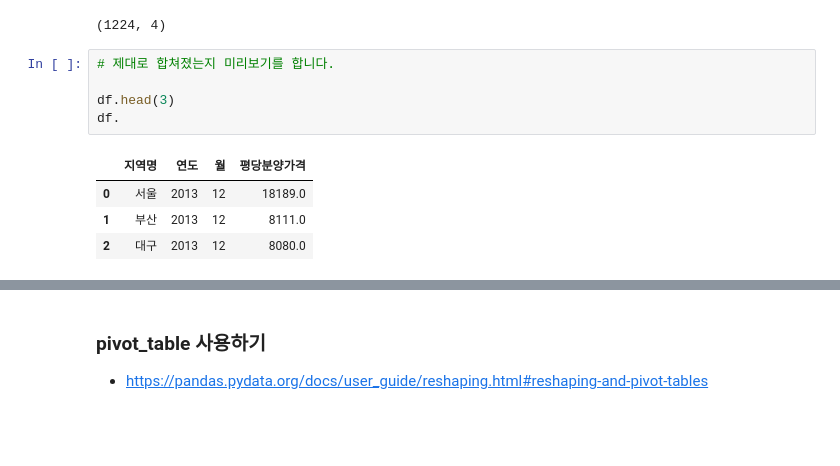
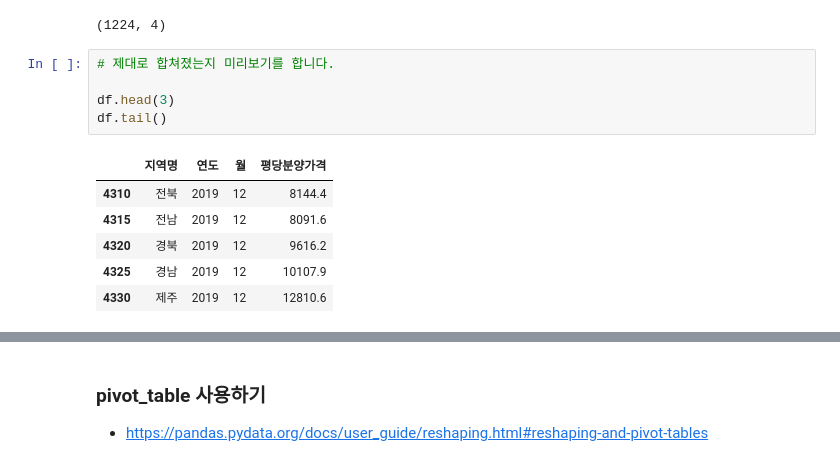
Before and after one commit to kngsujng/Data-Analysis_Study, a Jupyter notebook: open-data-analysis-basic-master/01-apt-price-input.ipynb, the cells around one changed output, grey strips where cells are left out. Saved outputs shown, nothing was run; the diff lists cells and outputs as text; blank space fills up the shorter version.

```diff
--- a/open-data-analysis-basic-master/01-apt-price-input.ipynb
+++ b/open-data-analysis-basic-master/01-apt-price-input.ipynb
@@ -1217,12 +1217,14 @@ df.shape
 # %%
 # 제대로 합쳐졌는지 미리보기를 합니다.
 
 df.head(3)
-df.
+df.tail()
 # %% [output]
 |  | 지역명 | 연도 | 월 | 평당분양가격 |
-| 0 | 서울 | 2013 | 12 | 18189.0 |
-| 1 | 부산 | 2013 | 12 | 8111.0 |
-| 2 | 대구 | 2013 | 12 | 8080.0 |
+| 4310 | 전북 | 2019 | 12 | 8144.4 |
+| 4315 | 전남 | 2019 | 12 | 8091.6 |
+| 4320 | 경북 | 2019 | 12 | 9616.2 |
+| 4325 | 경남 | 2019 | 12 | 10107.9 |
+| 4330 | 제주 | 2019 | 12 | 12810.6 |
 # %%
 # 연도별로 데이터가 몇개씩 있는지 value_counts를 통해 세어봅니다.
```
Also changed, not shown: parts of 7 cells of this notebook.
